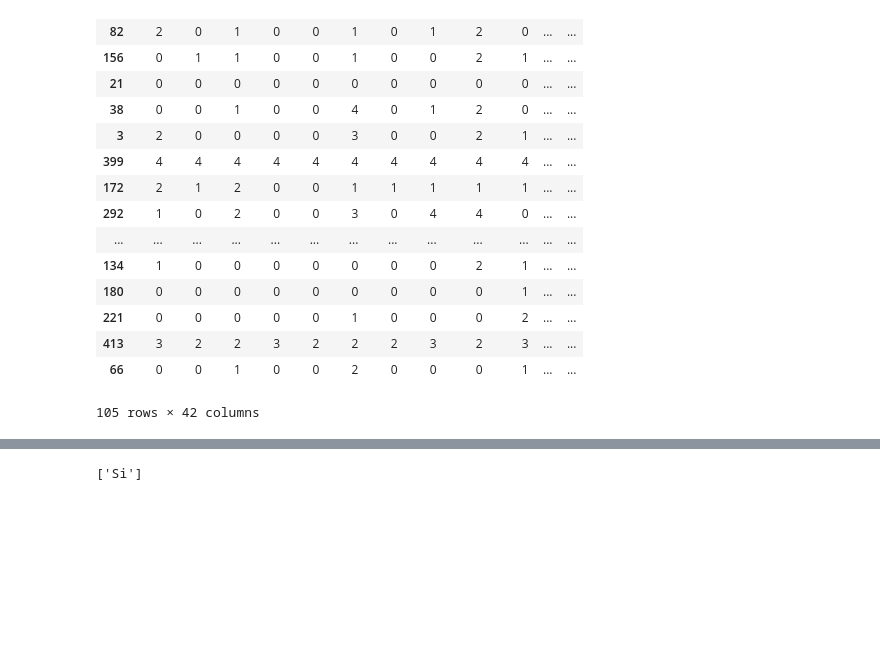
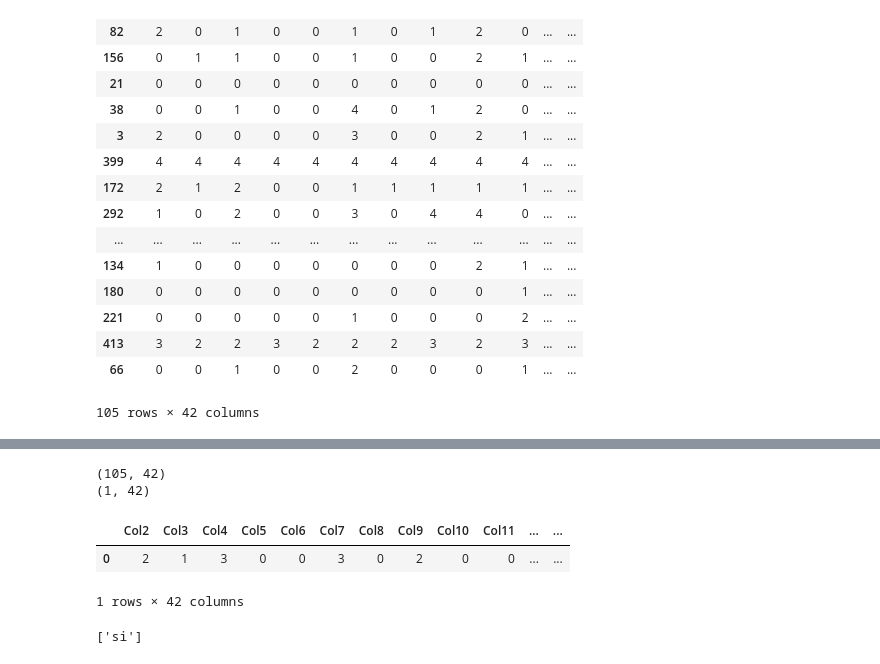
Before and after one commit to percysoft/perceptron_multicapa_JUPYTER, a Jupyter notebook: tesis_final.ipynb, the cells around one changed output, grey strips where cells are left out. Cells and saved outputs as stored; diff of their text form; code cells hidden in the pictures; blank space fills up the shorter version.

```diff
--- a/tesis_final.ipynb
+++ b/tesis_final.ipynb
@@ -159,7 +149,16 @@ x_test
 # %%
-x_question = pd.read_csv('../anaconda_projects/x_question.csv')
-
-y_cuestion = ['Si']
-y_cuestion
+x_question = pd.read_csv('./x_question.csv')
+print(x_test.shape)
+print(x_question.shape)
+x_question
 # %% [output]
-['Si']
+(105, 42)
+(1, 42)
+|  | Col2 | Col3 | Col4 | Col5 | Col6 | Col7 | Col8 | Col9 | Col10 | Col11 | ... | ... |
+| 0 | 2 | 1 | 3 | 0 | 0 | 3 | 0 | 2 | 0 | 0 | ... | ... |
+1 rows × 42 columns
+# %%
+y_one = clf.predict(x_question)
+print(y_one)
+# %% [output]
+['si']
```
Also changed, not shown: parts of 6 cells of this notebook, 8 other files.
